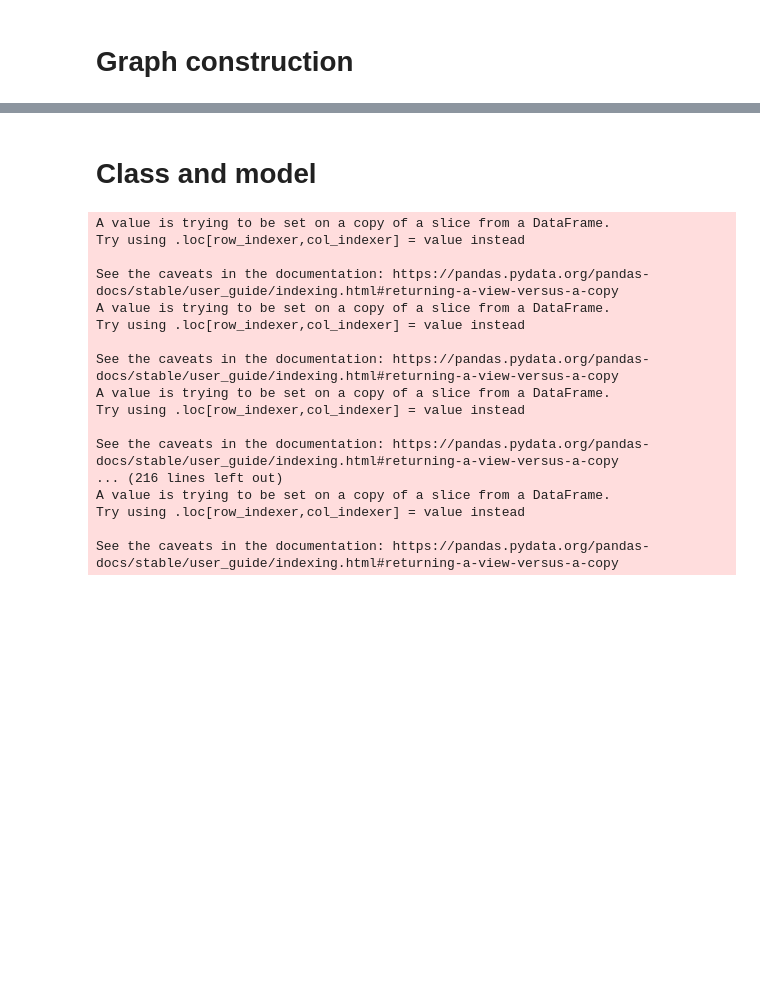
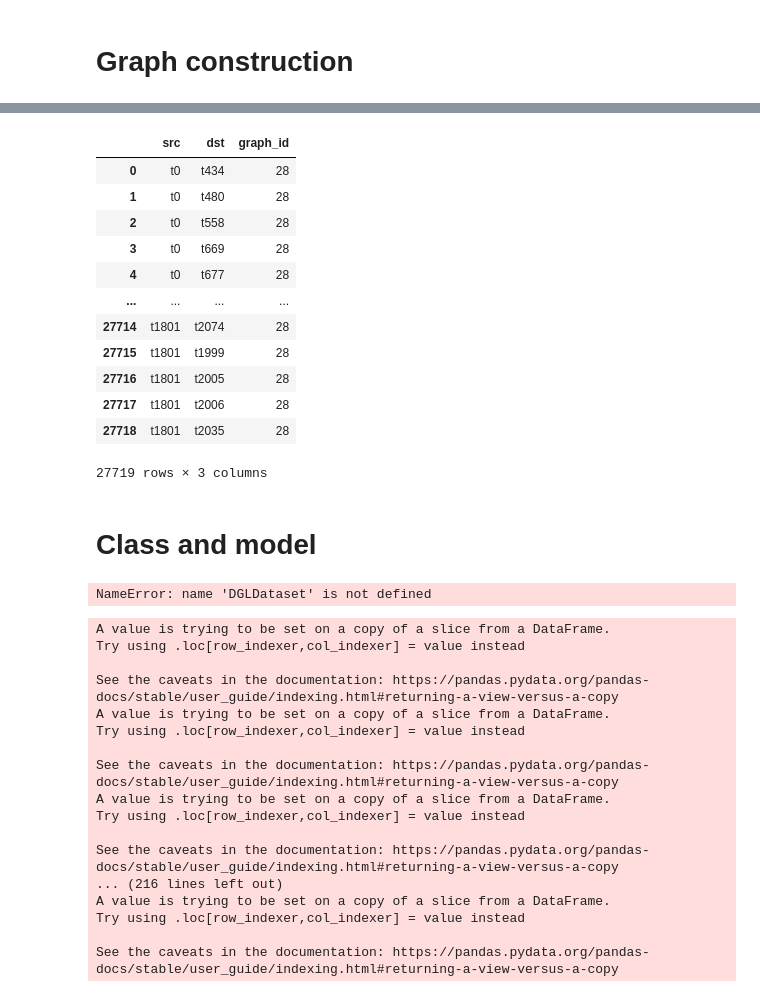
Before and after one commit to TIVV424/SPMoD, a Jupyter notebook: GNN_SP_1.ipynb, the cells around one changed output, grey strips where cells are left out. Saved outputs shown, nothing was run; the diff lists cells and outputs as text; code cells hidden in the pictures; blank space fills up the shorter version.

```diff
--- a/GNN_SP_1.ipynb
+++ b/GNN_SP_1.ipynb
@@ -29,12 +48,15 @@ from tqdm import tqdm
 # %%
 date = "2022-06-01"
-network_metrics = pd.read_csv("./../Database/network_metrics_%s.csv" % date, index_col=0)
-SP = pd.read_csv("./../Database/SP_60_%s.csv" % date, index_col=0)
+# network_metrics = pd.read_csv("./../Database/network_metrics_%s.csv" % date, index_col=0)
+# SP = pd.read_csv("./../Database/SP_60_%s.csv" % date, index_col=0)
+
+network_metrics = pd.read_csv("..//Database//network_0305_SP//network_metrics_%s.csv" % date, index_col=0)
+SP = pd.read_csv("..//Database//network_0305_SP//SP_60_%s.csv" % date, index_col=0)
+
 
 # Use of chunk size because a problem of memory
-
 chunk_size = 10000
-chunks_iterator = pd.read_csv("./../Database/order_clean_260.csv",index_col=0, chunksize=chunk_size)
+chunks_iterator = pd.read_csv("..//Database//NYC_trip//order_clean_260.csv", index_col=0, chunksize=chunk_size)
 chunks=[]
 for chunk in chunks_iterator:
     chunks.append(chunk)
@@ -60,13 +82,16 @@ assert SP.index.equals(network_metrics.index)
 
 df = pd.concat([order_one_day, network_metrics, SP], axis=1).dropna()
 # %%
-t_opt = timedelta(days=0,hours = 0, minutes=20); t_lock = timedelta(days=0,hours = 0, minutes=10) ; t0  = pd.to_datetime("2022-06-01 06:00:00 AM")
+t_opt = timedelta(days=0,hours = 0, minutes=20)
+t_lock = timedelta(days=0,hours = 0, minutes=10)
+t0  = pd.to_datetime("2022-06-01 06:00:00 AM")
 t= t0
 i=0
-area = np.load("./../Database/NY_area.npy")
+void_time = 30
+area = np.load("..//Database//NYC_area//NY_area.npy")
 nodes = pd.DataFrame(columns=['nodes','graph_id'])
 edges = pd.DataFrame(columns=['src','dst','graph_id'])
-progress_bar = tqdm(total=30, desc="Progression")
+# progress_bar = tqdm(total=30, desc="Progression")
 while t+t_opt <= pd.to_datetime("2022-06-01 11:00:00 AM"):
 
     # the start time and end time are [t, t+t_opt)]
@@ -77,7 +102,7 @@ while t+t_opt <= pd.to_datetime("2022-06-01 11:00:00 AM"):
     order_pick = order_one_day[(order_one_day["call_time"] >= order_start_time) & (order_one_day["call_time"] < order_end_time)]
     order_pick = order_pick[["sid", "call_time", "eid", "end_time"]]
 
-    net = network_build.ConstructNetwork(order_pick.values, area, void = 10)
+    net = network_build.ConstructNetwork(order_pick.values, area, void = void_time)
     G_order = net.build_network(network_type="order")
     '''G_order.add_node('sink')
     for node in G_order.nodes():
@@ -91,10 +116,26 @@ while t+t_opt <= pd.to_datetime("2022-06-01 11:00:00 AM"):
 
     nodes = pd.concat([nodes,current_nodes],ignore_index=True)
     edges = pd.concat([edges,current_edges],ignore_index=True)
-    progress_bar.update(1)
+    # progress_bar.update(1)
     i+=1
     t+=t_lock
-progress_bar.close()
+# progress_bar.close()
+# %%
+current_edges
+# %% [output]
+|  | src | dst | graph_id |
+| 0 | t0 | t434 | 28 |
+| 1 | t0 | t480 | 28 |
+| 2 | t0 | t558 | 28 |
+| 3 | t0 | t669 | 28 |
+| 4 | t0 | t677 | 28 |
+| ... | ... | ... | ... |
+| 27714 | t1801 | t2074 | 28 |
+| 27715 | t1801 | t1999 | 28 |
+| 27716 | t1801 | t2005 | 28 |
+| 27717 | t1801 | t2006 | 28 |
+| 27718 | t1801 | t2035 | 28 |
+27719 rows × 3 columns
 # %%
 nodes.to_csv('nodes_t_opt_20_t_lock_10.csv')
 edges.to_csv('edges_t_opt_20_t_lock_10.csv')
@@ -189,10 +230,14 @@ class My_Data(DGLDataset):
             self.graphs.append(g)
             i+=1
             t+=self.t_lock
+
+
     def __getitem__(self, i):
         return self.graphs[i],self.graphs[i].ndata["labels"]
     def __len__(self):
         return len(self.graphs)
+# %% [output]
+NameError: name 'DGLDataset' is not defined
 # %%
 
 class EarlyStopping:
```
Also changed, not shown: parts of 5 cells of this notebook, 4 other files.
